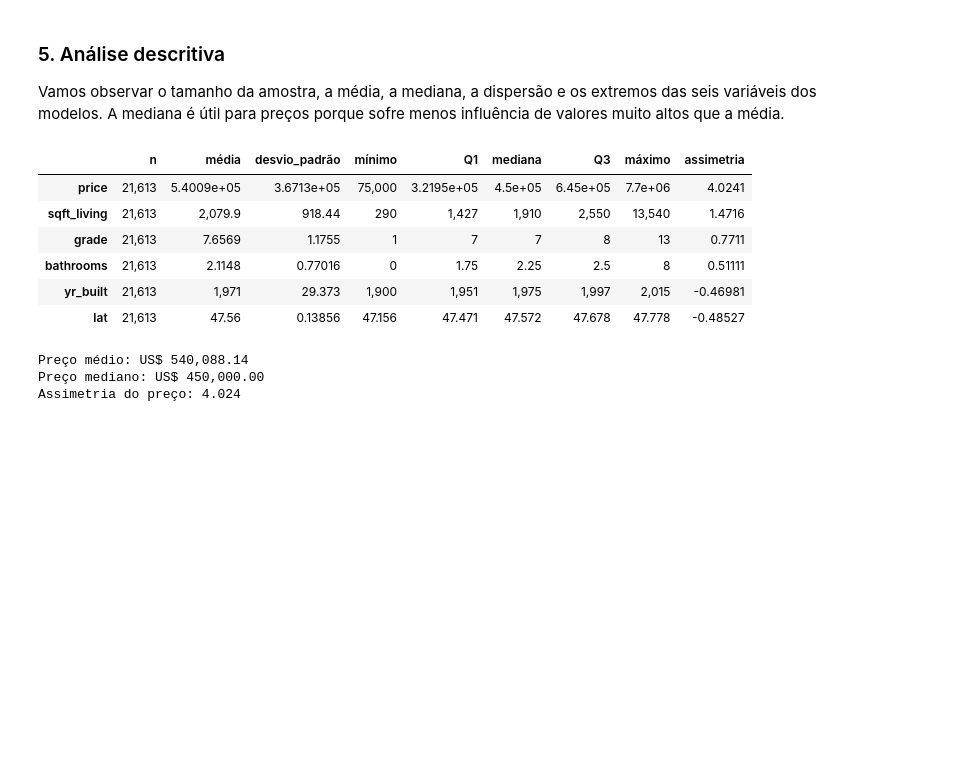
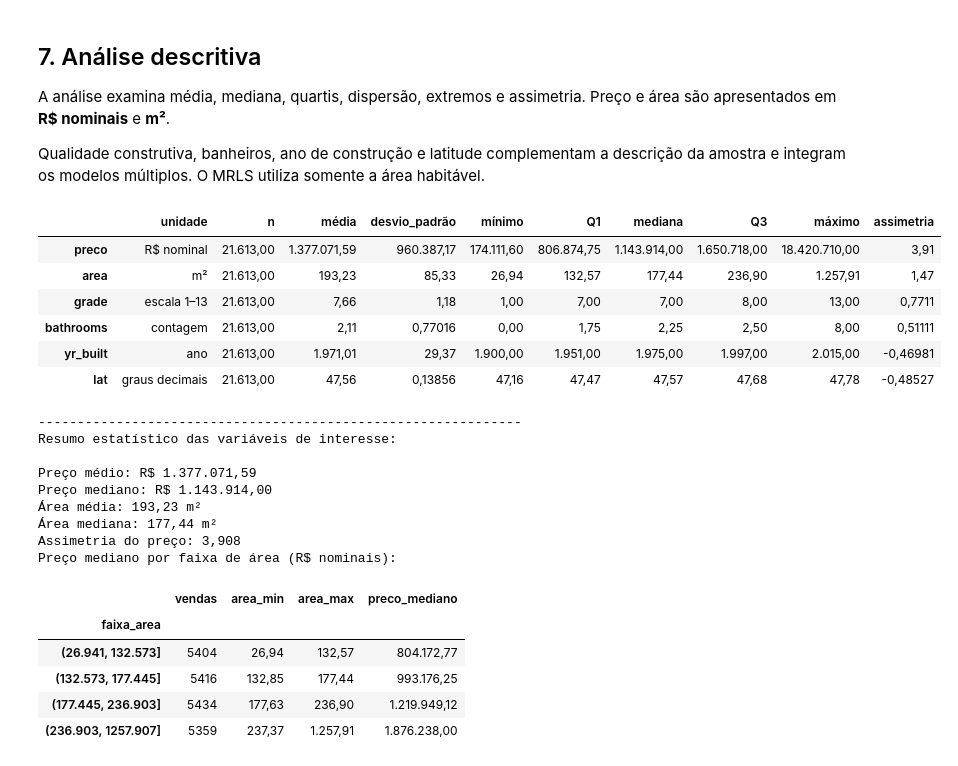
Before and after one commit to igor-xmchaves/analise_house_sales, a Jupyter notebook: house_sales.ipynb, the cells around one changed output. Saved outputs shown, nothing was run; the diff lists cells and outputs as text; code cells hidden in the pictures; blank space fills up the shorter version.

```diff
--- a/house_sales.ipynb
+++ b/house_sales.ipynb
@@ -272,26 +523,57 @@ As colunas `id` e `zipcode` não são usadas como preditores numéricos. Não h
 # %% [markdown]
-### 5. Análise descritiva
-Vamos observar o tamanho da amostra, a média, a mediana, a dispersão e os extremos das seis variáveis dos modelos. A mediana é útil para preços porque sofre menos influência de valores muito altos que a média.
+## 7. Análise descritiva
+
+A análise examina média, mediana, quartis, dispersão, extremos e assimetria. Preço e área são apresentados em **R$ nominais** e **m²**.
+
+Qualidade construtiva, banheiros, ano de construção e latitude complementam a descrição da amostra e integram os modelos múltiplos. O MRLS utiliza somente a área habitável.
 # %%
-descritiva = dados[variaveis].describe().T.rename(columns={
-    'count':'n', 'mean':'média', 'std':'desvio_padrão', 'min':'mínimo',
-    '25%':'Q1', '50%':'mediana', '75%':'Q3', 'max':'máximo'
+variaveis = ['preco', 'area', 'grade', 'bathrooms', 'yr_built', 'lat']
+unidades = {'preco': 'R$ nominal', 'area': 'm²', 'grade': 'escala 1–13',
+            'bathrooms': 'contagem', 'yr_built': 'ano', 'lat': 'graus decimais'}
+descritiva = base_ajustada[variaveis].describe().T.rename(columns={
+    'count': 'n', 'mean': 'média', 'std': 'desvio_padrão', 'min': 'mínimo',
+    '25%': 'Q1', '50%': 'mediana', '75%': 'Q3', 'max': 'máximo'
 })
-descritiva['assimetria'] = dados[variaveis].skew()
+descritiva.insert(0, 'unidade', pd.Series(unidades))
+descritiva['assimetria'] = base_ajustada[variaveis].skew()
 display(descritiva)
-print(f'Preço médio: US$ {dados.price.mean():,.2f}')
-print(f'Preço mediano: US$ {dados.price.median():,.2f}')
-print(f'Assimetria do preço: {dados.price.skew():.3f}')
-descritiva.to_csv(PASTA/'analise_descritiva.csv')
+print('-'*62)
+print('Resumo estatístico das variáveis de interesse:\n')
+print('Preço médio: R$', formatar_valor(base_ajustada['preco'].mean()))
+print('Preço mediano: R$', formatar_valor(base_ajustada['preco'].median()))
+print('Área média:', formatar_valor(base_ajustada['area'].mean()), 'm²')
+print('Área mediana:', formatar_valor(base_ajustada['area'].median()), 'm²')
+print('Assimetria do preço:', formatar_valor(base_ajustada['preco'].skew(), 3))
+
+grupos_area = base_ajustada.assign(faixa_area=pd.qcut(base_ajustada['area'], 4, duplicates='drop'))
+resumo_area = grupos_area.groupby('faixa_area', observed=True).agg(
+    vendas=('preco', 'size'), area_min=('area', 'min'), area_max=('area', 'max'),
+    preco_mediano=('preco', 'median')
+)
+print('Preço mediano por faixa de área (R$ nominais):')
+display(resumo_area)
+salvar_tabela(descritiva, 'analise_descritiva.csv', indice=True)
 # %% [output]
-|  | n | média | desvio_padrão | mínimo | Q1 | mediana | Q3 | máximo | assimetria |
-| price | 21,613 | 5.4009e+05 | 3.6713e+05 | 75,000 | 3.2195e+05 | 4.5e+05 | 6.45e+05 | 7.7e+06 | 4.0241 |
-| sqft_living | 21,613 | 2,079.9 | 918.44 | 290 | 1,427 | 1,910 | 2,550 | 13,540 | 1.4716 |
-| grade | 21,613 | 7.6569 | 1.1755 | 1 | 7 | 7 | 8 | 13 | 0.7711 |
-| bathrooms | 21,613 | 2.1148 | 0.77016 | 0 | 1.75 | 2.25 | 2.5 | 8 | 0.51111 |
-| yr_built | 21,613 | 1,971 | 29.373 | 1,900 | 1,951 | 1,975 | 1,997 | 2,015 | -0.46981 |
-| lat | 21,613 | 47.56 | 0.13856 | 47.156 | 47.471 | 47.572 | 47.678 | 47.778 | -0.48527 |
+|  | unidade | n | média | desvio_padrão | mínimo | Q1 | mediana | Q3 | máximo | assimetria |
+| preco | R$ nominal | 21.613,00 | 1.377.071,59 | 960.387,17 | 174.111,60 | 806.874,75 | 1.143.914,00 | 1.650.718,00 | 18.420.710,00 | 3,91 |
+| area | m² | 21.613,00 | 193,23 | 85,33 | 26,94 | 132,57 | 177,44 | 236,90 | 1.257,91 | 1,47 |
+| grade | escala 1–13 | 21.613,00 | 7,66 | 1,18 | 1,00 | 7,00 | 7,00 | 8,00 | 13,00 | 0,7711 |
+| bathrooms | contagem | 21.613,00 | 2,11 | 0,77016 | 0,00 | 1,75 | 2,25 | 2,50 | 8,00 | 0,51111 |
+| yr_built | ano | 21.613,00 | 1.971,01 | 29,37 | 1.900,00 | 1.951,00 | 1.975,00 | 1.997,00 | 2.015,00 | -0,46981 |
+| lat | graus decimais | 21.613,00 | 47,56 | 0,13856 | 47,16 | 47,47 | 47,57 | 47,68 | 47,78 | -0,48527 |
-Preço médio: US$ 540,088.14
-Preço mediano: US$ 450,000.00
-Assimetria do preço: 4.024
+--------------------------------------------------------------
+Resumo estatístico das variáveis de interesse:
+
+Preço médio: R$ 1.377.071,59
+Preço mediano: R$ 1.143.914,00
+Área média: 193,23 m²
+Área mediana: 177,44 m²
+Assimetria do preço: 3,908
+Preço mediano por faixa de área (R$ nominais):
+|  | vendas | area_min | area_max | preco_mediano |
+| faixa_area |  |  |  |  |
+| (26.941, 132.573] | 5404 | 26,94 | 132,57 | 804.172,77 |
+| (132.573, 177.445] | 5416 | 132,85 | 177,44 | 993.176,25 |
+| (177.445, 236.903] | 5434 | 177,63 | 236,90 | 1.219.949,12 |
+| (236.903, 1257.907] | 5359 | 237,37 | 1.257,91 | 1.876.238,00 |
 # %%
```
Also changed, not shown: parts of 45 cells of this notebook, 27 other files.
